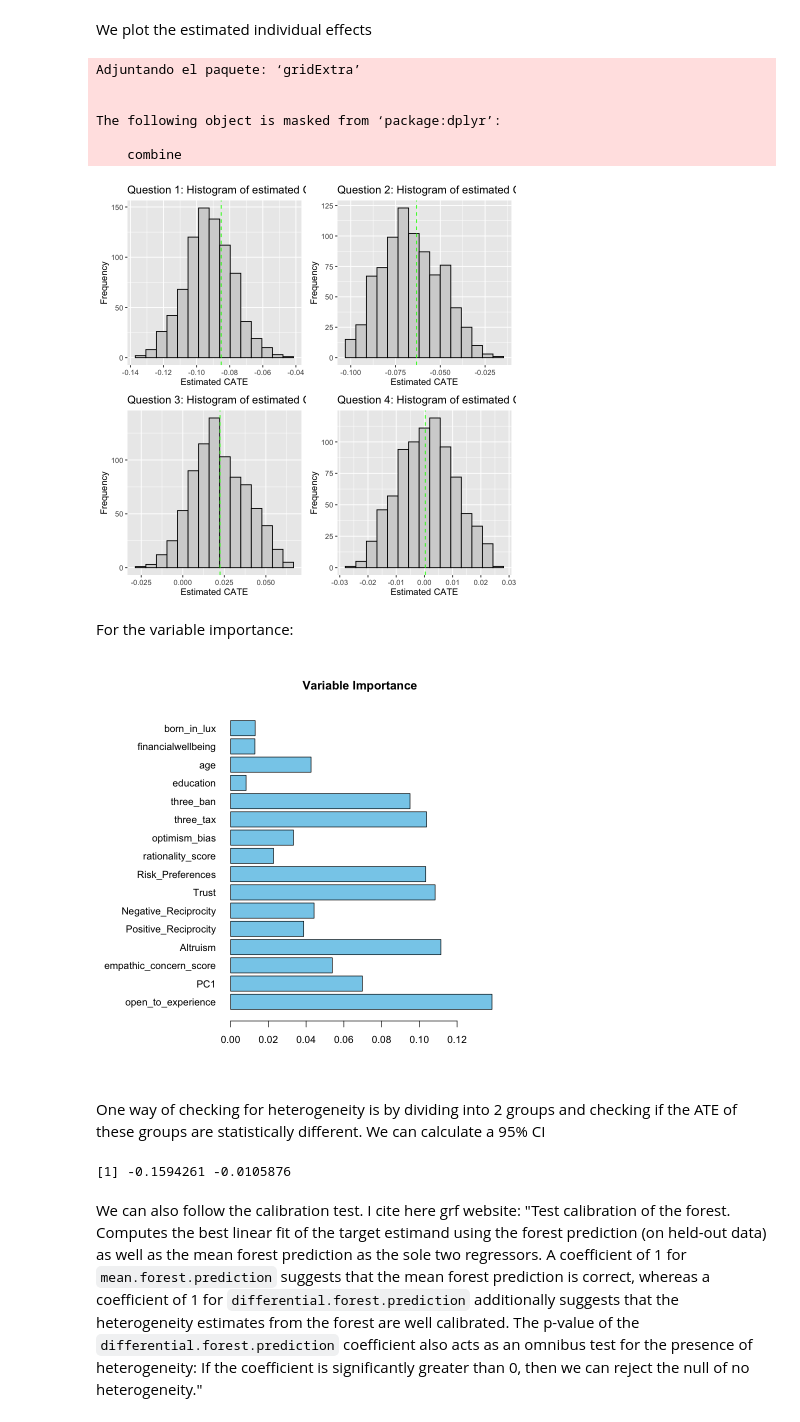
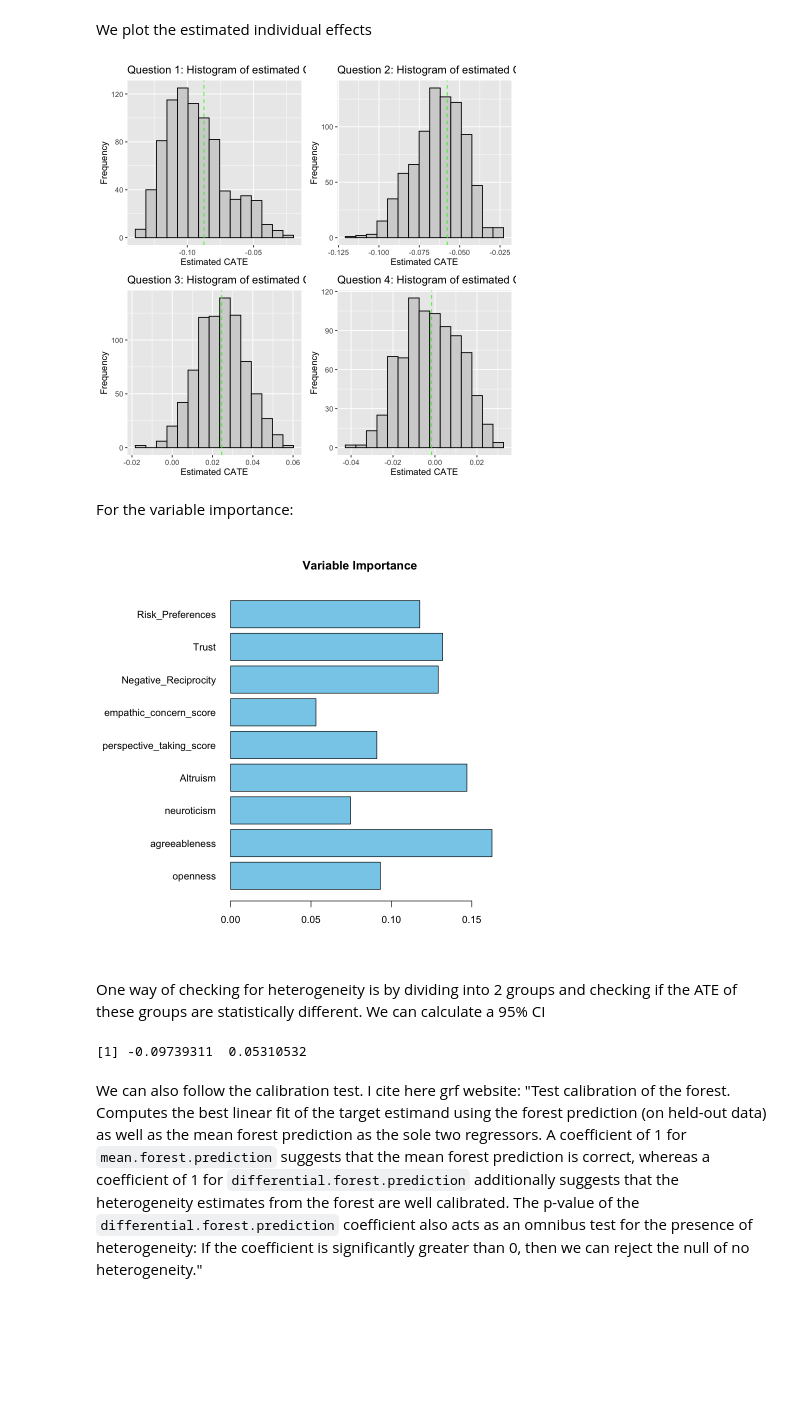
Before and after one commit to s33btorr/ml_heterogeneous_effects, a Jupyter notebook: ml_heterogeneity_project/notebooks/trying_grf_package.ipynb, the cells around one changed output. Drawn from its saved outputs; the diff is of its cells as text; code cells hidden in the pictures; blank space fills up the shorter version.

```diff
--- a/ml_heterogeneity_project/notebooks/trying_grf_package.ipynb
+++ b/ml_heterogeneity_project/notebooks/trying_grf_package.ipynb
@@ -80,9 +80,24 @@ talk_list_1 <- c("open_to_experience", "PC1", "empathic_concern_score", "Altruis
                "rationality_score", "optimism_bias", "three_tax", "three_ban",
                "education", "age", "financialwellbeing", "born_in_lux")
 
+falk_list <- c("Altruism", "Positive_Reciprocity", "Negative_Reciprocity", "Trust",
+             "Risk_Preferences", "Time_Preferences")
+
+david_list <- c("openness", "agreeableness", "Altruism", "Positive_Reciprocity", "Trust",
+              "Risk_Preferences", "Time_Preferences", "growthmind", "rationality_score",
+              "neuroticism", "conscientiousness", "Negative_Reciprocity", "Social_Anxiety", "optimism_bias")
+
+david_list_1 <- c("openness", "conscientiousness", "extraversion", "agreeableness", "neuroticism",
+                "Altruism", "Positive_Reciprocity", "Negative_Reciprocity", "Trust",
+                "Risk_Preferences", "Time_Preferences", "Social_Anxiety", "optimism_bias")
+
+david_list_2 <- c("openness", "agreeableness", "neuroticism",
+                "Altruism", "perspective_taking_score", "empathic_concern_score",
+                "Negative_Reciprocity", "Trust", "Risk_Preferences")
+
 # here feel free to select any list of variables wanted :)
-
-x_cov <- data_cleaned[, ..talk_list_1]
+selected_list <- david_list_2
+x_cov <- data_cleaned[, ..selected_list]
 # %% [markdown]
 After selecting the covariates and defining the important variables, we train the forests
 # %%
@@ -164,24 +179,18 @@ p4 <- plot_histogram(cate_4, ate_4[1], 4)
 
 grid.arrange(p1, p2, p3, p4, ncol = 2)
 # %% [output]
-Adjuntando el paquete: ‘gridExtra’
-
-
-The following object is masked from ‘package:dplyr’:
-
-    combine
-[figure, old version]
+[figure, new version]
 # %% [markdown]
 For the variable importance:
 # %%
 vi <- as.numeric(variable_importance(causal_forest_model_1))
-names(vi) <- talk_list_1 # here add the name of the list you are using
+names(vi) <- selected_list
 
 par(mar = c(5, 11, 4, 2))
-barplot(vi, names.arg = talk_list_1, horiz = TRUE, las = 1, #here also
+barplot(vi, names.arg = selected_list, horiz = TRUE, las = 1,
         col = "skyblue", main = "Variable Importance")
 # %% [output]
-[figure, old version]
+[figure, new version]
 # %% [markdown]
 One way of checking for heterogeneity is by dividing into 2 groups and checking if the ATE of these groups are statistically different. We can calculate a 95% CI
 # %%
@@ -193,7 +202,7 @@ ate_low_1 <- average_treatment_effect(causal_forest_model_1, subset = !high_effe
 ate_high_1[["estimate"]] - ate_low_1[["estimate"]] +
   c(-1, 1) * qnorm(0.975) * sqrt(ate_high_1[["std.err"]]^2 + ate_low_1[["std.err"]]^2)
 # %% [output]
-[1] -0.1594261 -0.0105876
+[1] -0.09739311  0.05310532
 # %% [markdown]
 We can also follow the calibration test. I cite here grf website: "Test calibration of the forest. Computes the best linear fit of the target estimand using the forest prediction (on held-out data) as well as the mean forest prediction as the sole two regressors. A coefficient of 1 for `mean.forest.prediction` suggests that the mean forest prediction is correct, whereas a coefficient of 1 for `differential.forest.prediction` additionally suggests that the heterogeneity estimates from the forest are well calibrated. The p-value of the `differential.forest.prediction` coefficient also acts as an omnibus test for the presence of heterogeneity: If the coefficient is significantly greater than 0, then we can reject the null of no heterogeneity."
 # %%
```
Also changed, not shown: parts of 2 cells of this notebook, 2 other files.
